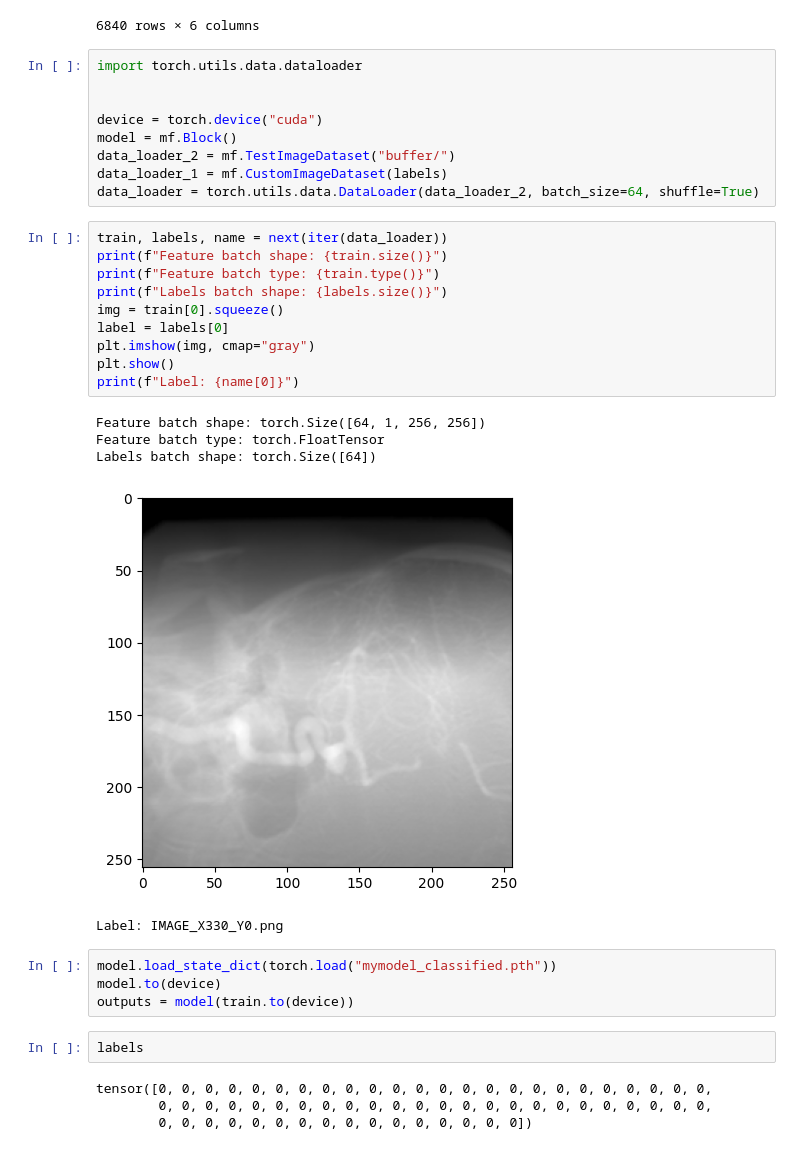
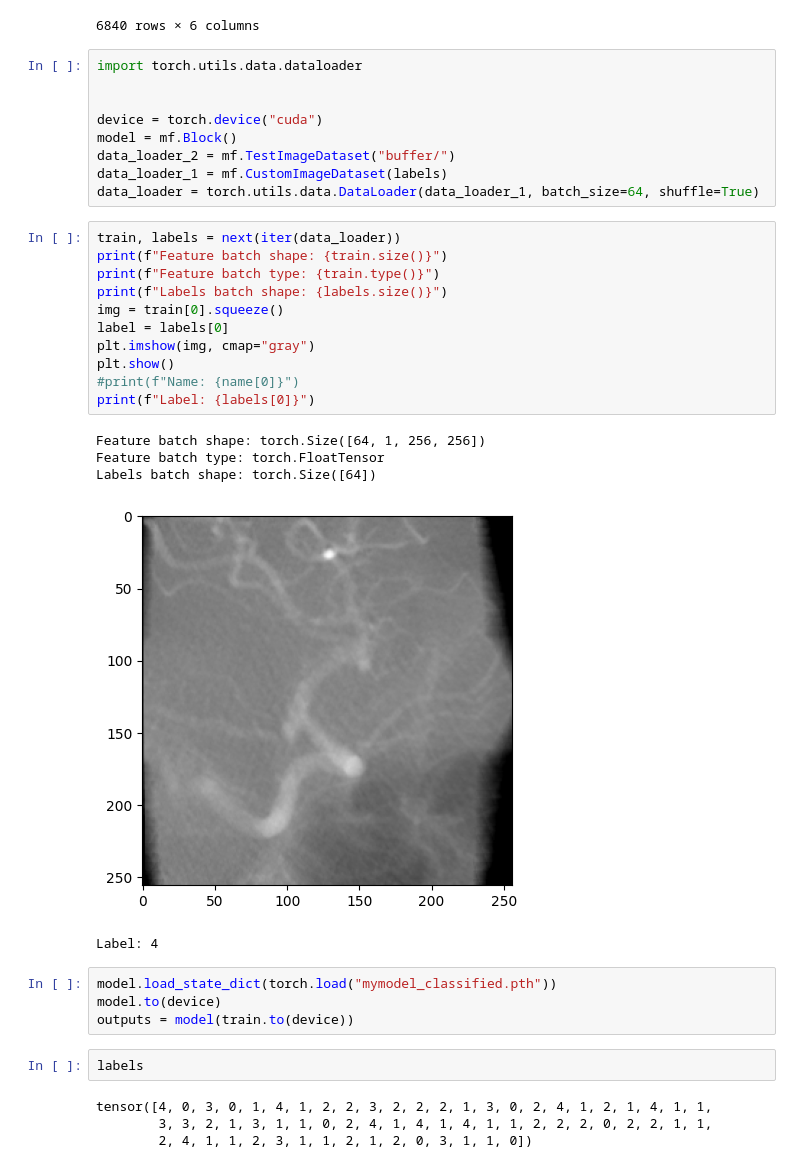
Before and after one commit to Undefined1234/TeamChallenge_Group6, a Jupyter notebook: ml_analyse.ipynb, the cells around one changed output. Cells and saved outputs as stored; diff of their text form.

```diff
--- a/ml_analyse.ipynb
+++ b/ml_analyse.ipynb
@@ -58,23 +58,24 @@ device = torch.device("cuda")
 model = mf.Block()
 data_loader_2 = mf.TestImageDataset("buffer/")
 data_loader_1 = mf.CustomImageDataset(labels)
-data_loader = torch.utils.data.DataLoader(data_loader_2, batch_size=64, shuffle=True)
+data_loader = torch.utils.data.DataLoader(data_loader_1, batch_size=64, shuffle=True)
 # %%
-train, labels, name = next(iter(data_loader))
+train, labels = next(iter(data_loader))
 print(f"Feature batch shape: {train.size()}")
 print(f"Feature batch type: {train.type()}")
 print(f"Labels batch shape: {labels.size()}")
 img = train[0].squeeze()
 label = labels[0]
 plt.imshow(img, cmap="gray")
 plt.show()
-print(f"Label: {name[0]}")
+#print(f"Name: {name[0]}")
+print(f"Label: {labels[0]}")
 # %% [output]
 Feature batch shape: torch.Size([64, 1, 256, 256])
 Feature batch type: torch.FloatTensor
 Labels batch shape: torch.Size([64])
-[figure, old version]
+[figure, new version]
-Label: IMAGE_X330_Y0.png
+Label: 4
 # %%
 model.load_state_dict(torch.load("mymodel_classified.pth"))
 model.to(device)
@@ -82,9 +83,9 @@ outputs = model(train.to(device))
 # %%
 labels
 # %% [output]
-tensor([0, 0, 0, 0, 0, 0, 0, 0, 0, 0, 0, 0, 0, 0, 0, 0, 0, 0, 0, 0, 0, 0, 0, 0,
-        0, 0, 0, 0, 0, 0, 0, 0, 0, 0, 0, 0, 0, 0, 0, 0, 0, 0, 0, 0, 0, 0, 0, 0,
-        0, 0, 0, 0, 0, 0, 0, 0, 0, 0, 0, 0, 0, 0, 0, 0])
+tensor([4, 0, 3, 0, 1, 4, 1, 2, 2, 3, 2, 2, 2, 1, 3, 0, 2, 4, 1, 2, 1, 4, 1, 1,
+        3, 3, 2, 1, 3, 1, 1, 0, 2, 4, 1, 4, 1, 4, 1, 1, 2, 2, 2, 0, 2, 2, 1, 1,
+        2, 4, 1, 1, 2, 3, 1, 1, 2, 1, 2, 0, 3, 1, 1, 0])
 # %%
 outputs
 # %% [output]
```
Also changed, not shown: parts of 4 cells of this notebook, 7 other files.
